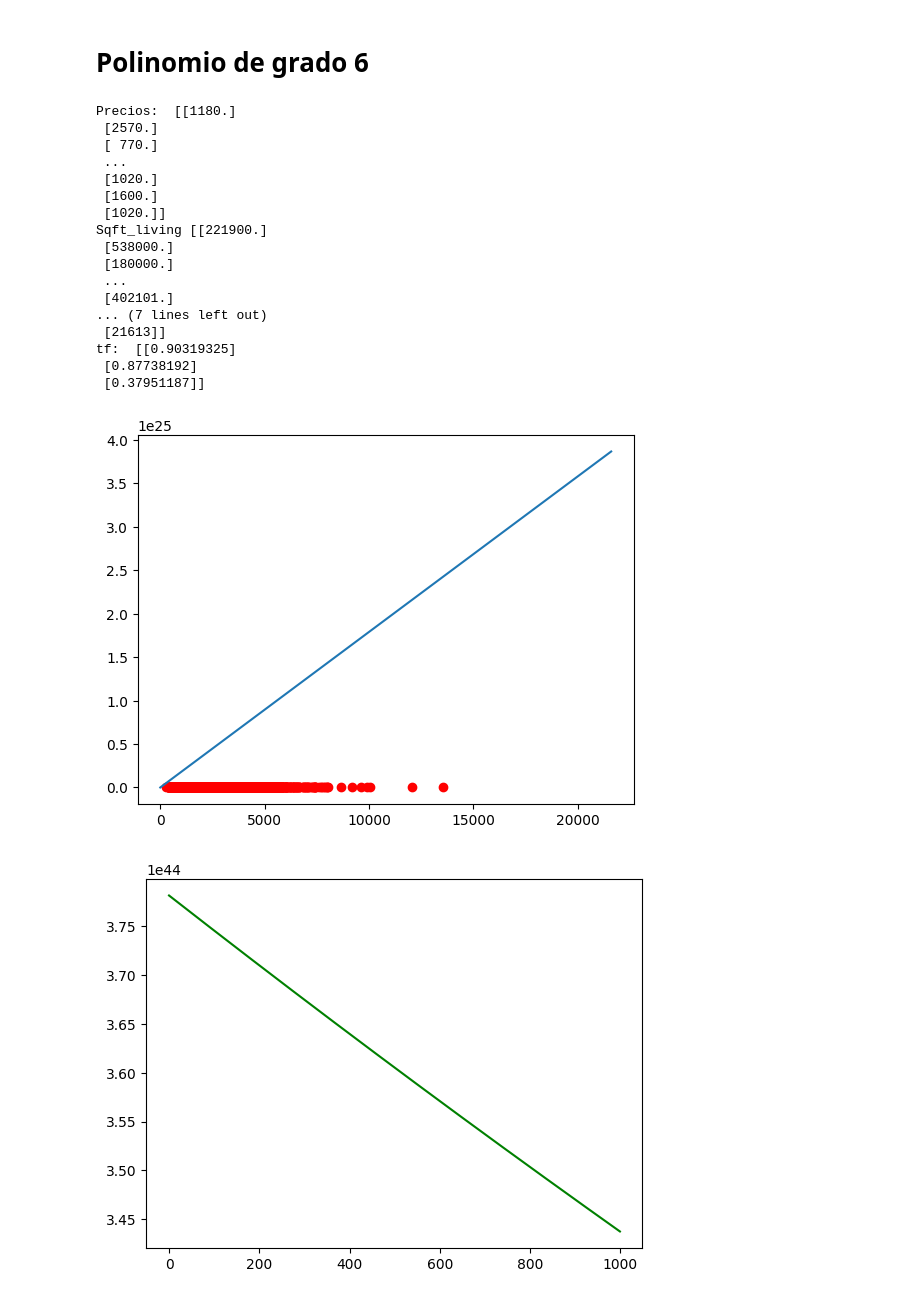
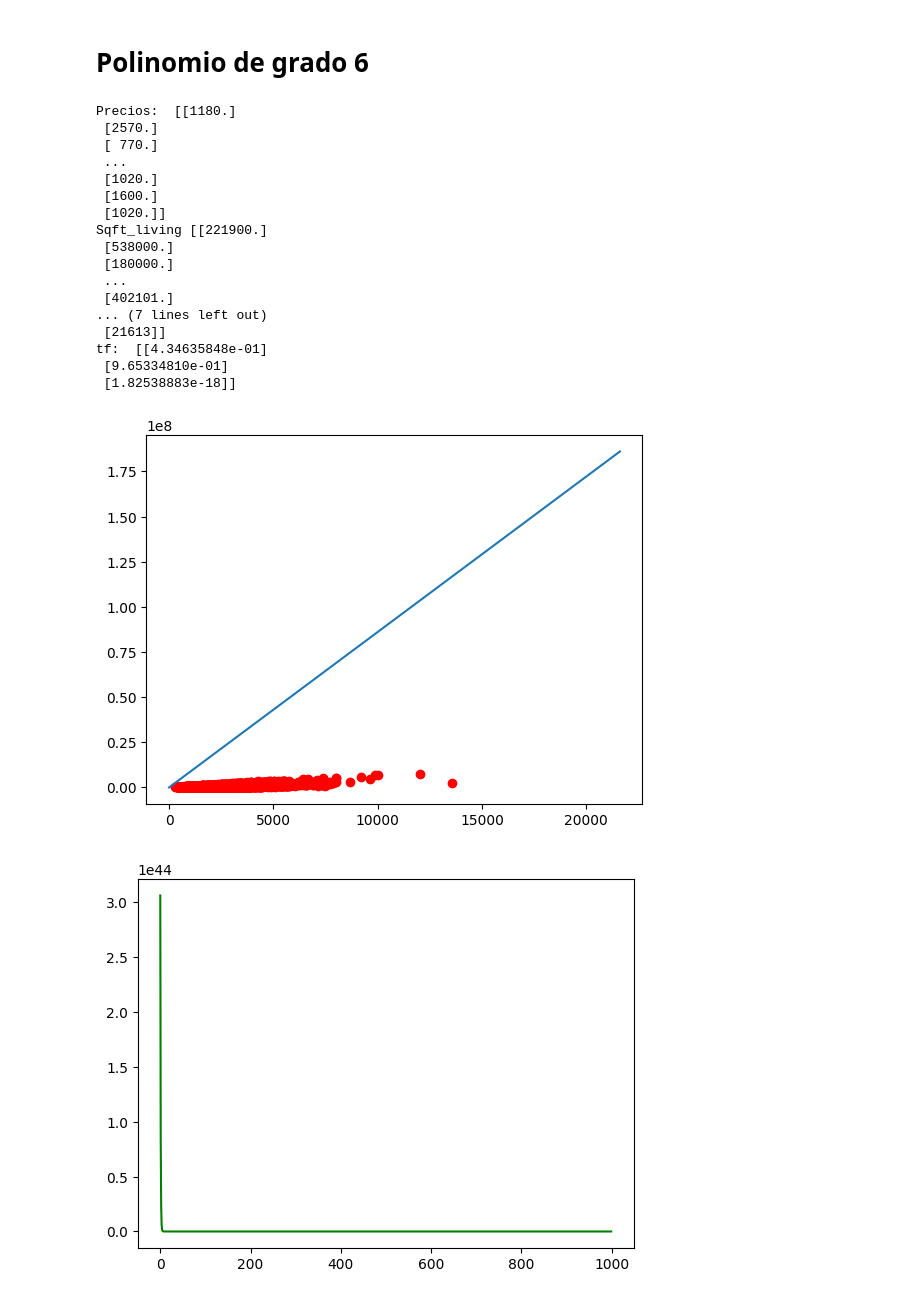
Before and after one commit to Javier19-cmd/HT3-IA, a Jupyter notebook: Lab3.ipynb, the cells around one changed output. Saved outputs shown, nothing was run; the diff lists cells and outputs as text; code cells hidden in the pictures.

```diff
--- a/Lab3.ipynb
+++ b/Lab3.ipynb
@@ -862,7 +828,7 @@ tf, costs = l.linear_regression(
     to,
     q.cost,
     q.grad,
-    a=0.00000000000000000000000000000000000000000000000001,
+    a=0.0000000000000000000000000000000000000000000001,
     n=1000
 )
 
@@ -882,35 +848,35 @@ ym = xmr @ tf # Pendiente de la recta a utilizar.
 
 
 print("ym: ", ym)
 print("xmr: ", xmr)
 print("xm: ", xm)
 print("tf: ", tf)
 
 # Graficando los resultados.
 plt.plot(X, y, "ro")
 plt.plot(xm, ym)
 plt.show()
 
 # Costo.
 plt.plot(costs, color="green")
 plt.show()
 # %% [output]
 Precios:  [[1180.]
  [2570.]
  [ 770.]
  ...
  [1020.]
  [1600.]
  [1020.]]
 Sqft_living [[221900.]
  [538000.]
  [180000.]
  ...
  [402101.]
 ... (7 lines left out)
  [21613]]
-tf:  [[0.90319325]
- [0.87738192]
- [0.37951187]]
+tf:  [[4.34635848e-01]
+ [9.65334810e-01]
+ [1.82538883e-18]]
-[figure, old version]
+[figure, new version]
-[figure, old version]
+[figure, new version]
```
Also changed, not shown: parts of 3 cells of this notebook, 2 other files.
